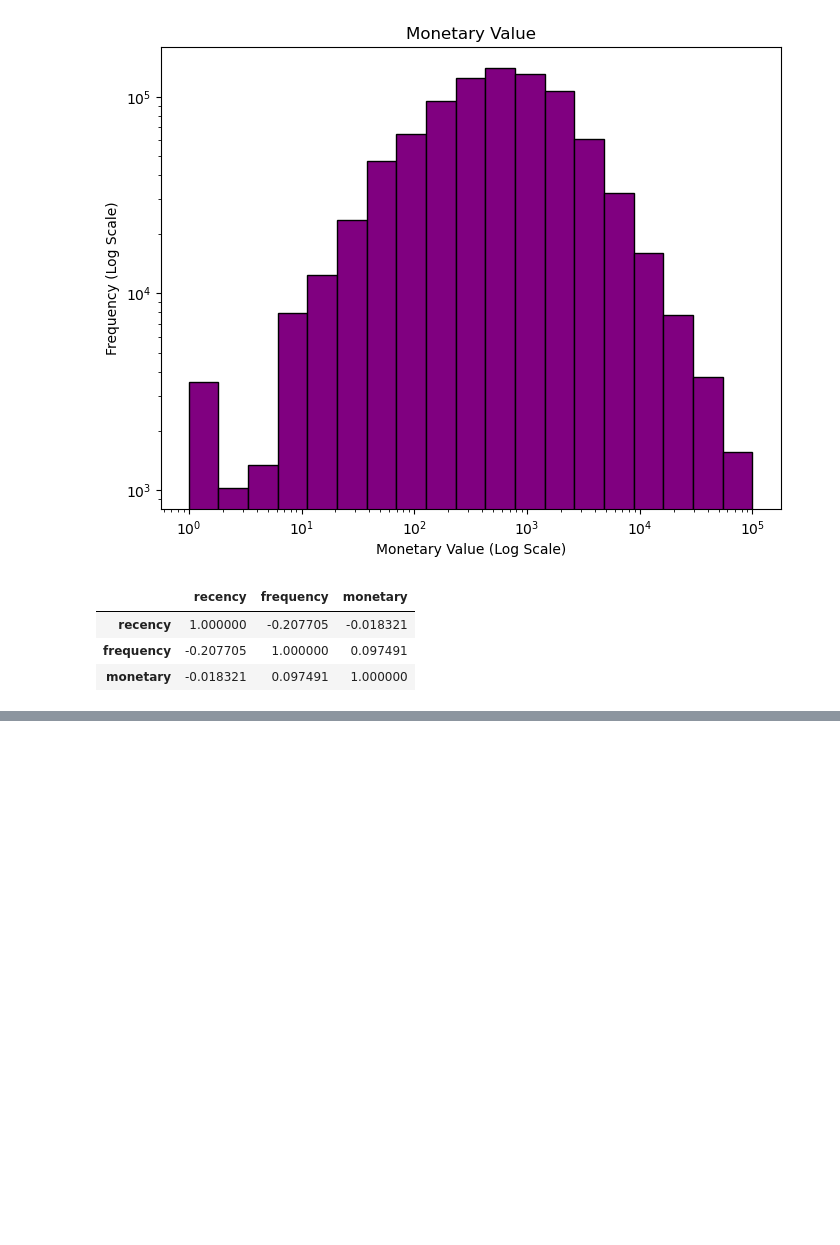
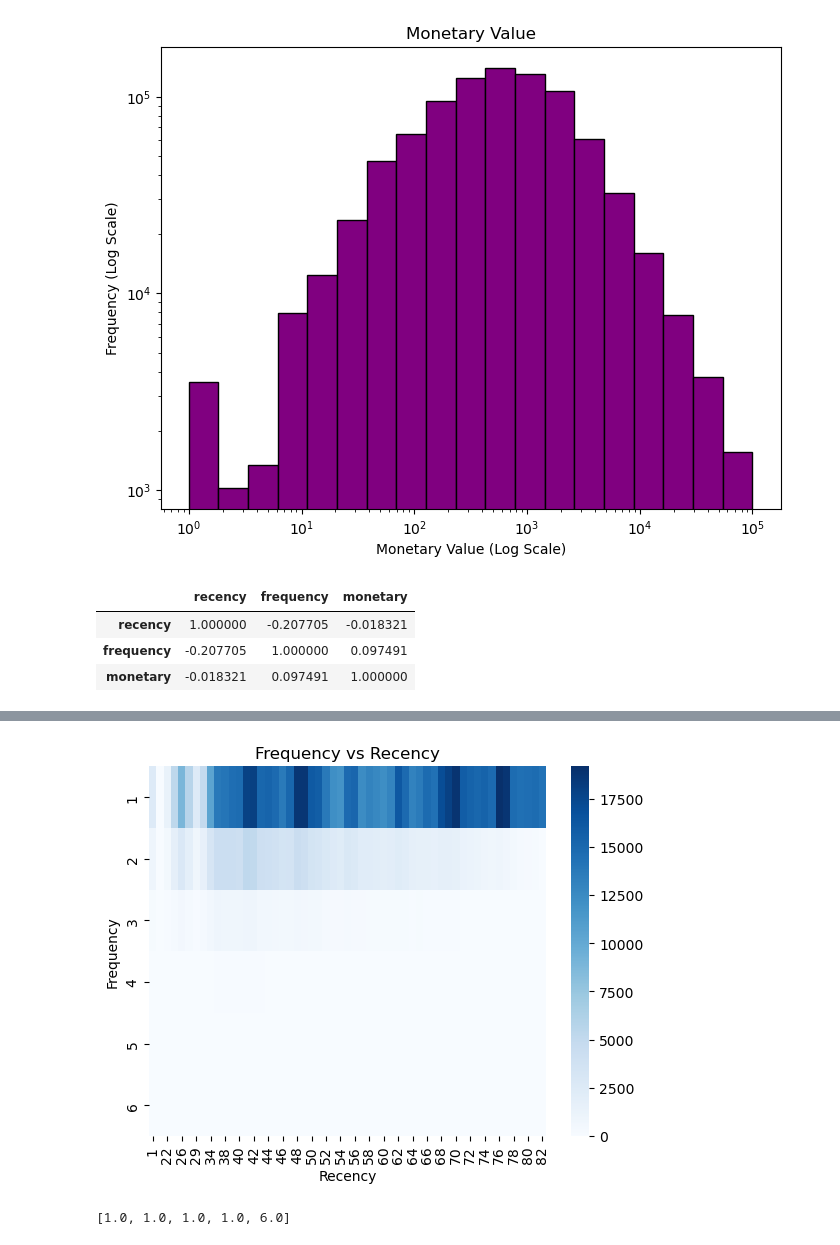
Before and after one commit to AdvanceBee/RFM-Analysis-Retail-Banking, a Jupyter notebook: RFM_Solution.ipynb, the cells around one changed output, grey strips where cells are left out. Drawn from its saved outputs; the diff is of its cells as text; code cells hidden in the pictures; blank space fills up the shorter version.

```diff
--- a/RFM_Solution.ipynb
+++ b/RFM_Solution.ipynb
@@ -1054,0 +1067,13 @@ RFM_table.to_csv('rfm_output.csv', index=False)
+# %%
+import seaborn as sns
+import matplotlib.pyplot as plt
+
+sns.heatmap(pd.crosstab(RFM_table['Frequency'], RFM_table['Recency']), cmap='Blues')
+plt.title('Frequency vs Recency')
+plt.show()
+# %% [output]
+[figure, added]
+# %%
+[1.0, 1.0, 1.0, 1.0, 6.0]
+# %% [output]
+[1.0, 1.0, 1.0, 1.0, 6.0]
```
Also changed, not shown: parts of 112 cells of this notebook, 4 other files.
